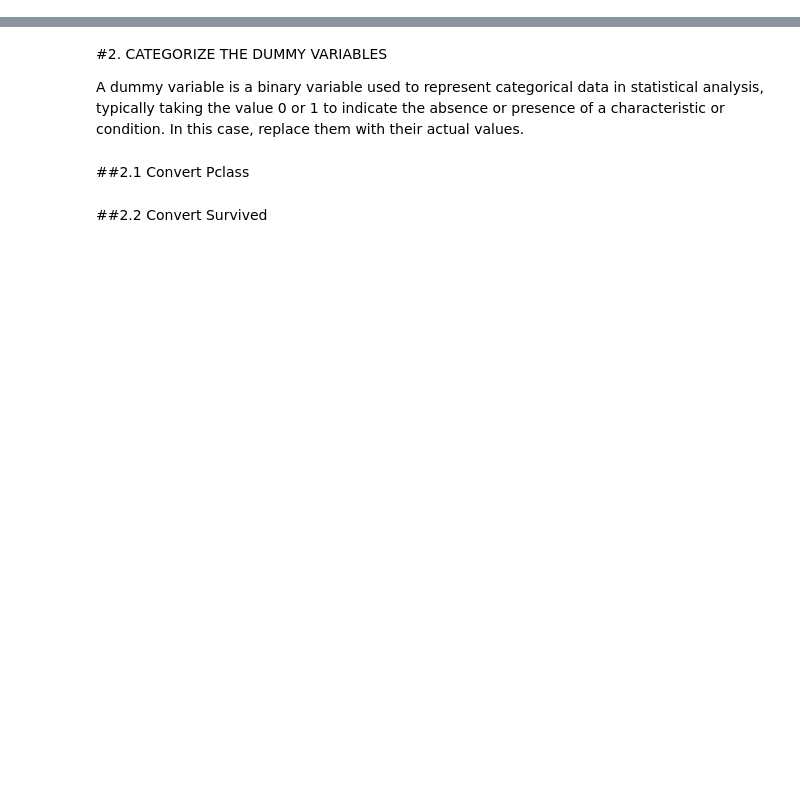
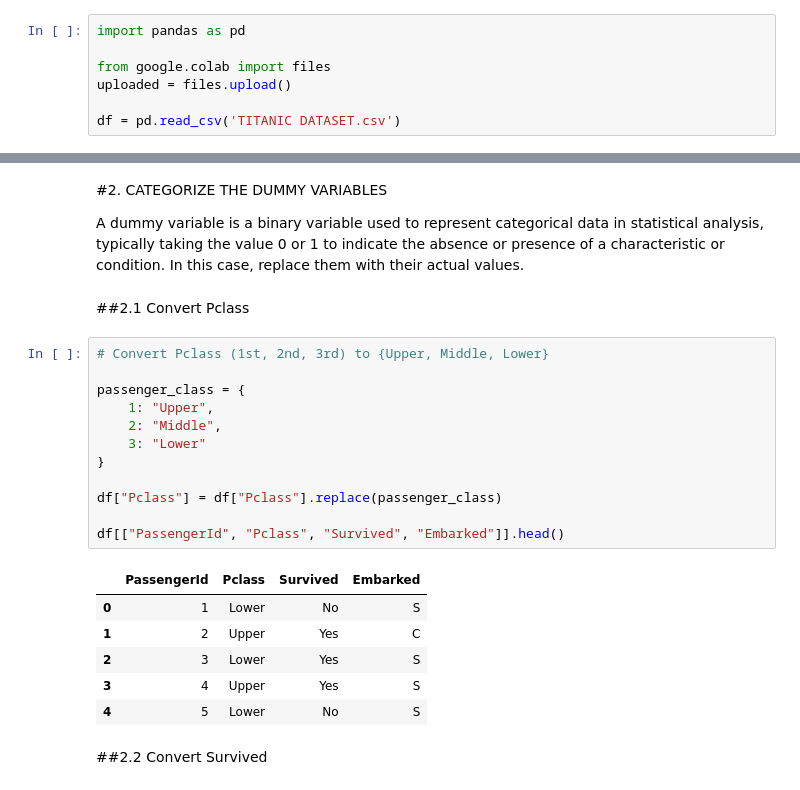
Before and after one commit to RheaMimiCarillo/skillspire-ai-ml, a Jupyter notebook: ADA_Lab_3.ipynb, the cells around one changed output, grey strips where cells are left out. Drawn from its saved outputs; the diff is of its cells as text; blank space fills up the shorter version.

```diff
--- a/ADA_Lab_3.ipynb
+++ b/ADA_Lab_3.ipynb
@@ -39,3 +39,10 @@ Child = daughter, son, stepdaughter, stepson <br>
 Some children travelled only with a nanny, therefore parch=0 for them. <br>
 # %% [markdown]
 #1. IMPORT THE DATA
+# %%
+import pandas as pd
+
+from google.colab import files
+uploaded = files.upload()
+
+df = pd.read_csv('TITANIC DATASET.csv')
@@ -46,5 +56,24 @@ Some children travelled only with a nanny, therefore parch=0 for them. <br>
 A dummy variable is a binary variable used to represent categorical data in statistical analysis, typically taking the value 0 or 1 to indicate the absence or presence of a characteristic or condition. In this case, replace them with their actual values.
 # %% [markdown]
 ##2.1 Convert Pclass
+# %%
+# Convert Pclass (1st, 2nd, 3rd) to {Upper, Middle, Lower}
+
+passenger_class = {
+    1: "Upper",
+    2: "Middle",
+    3: "Lower"
+}
+
+df["Pclass"] = df["Pclass"].replace(passenger_class)
+
+df[["PassengerId", "Pclass", "Survived", "Embarked"]].head()
+# %% [output]
+|  | PassengerId | Pclass | Survived | Embarked |
+| 0 | 1 | Lower | No | S |
+| 1 | 2 | Upper | Yes | C |
+| 2 | 3 | Lower | Yes | S |
+| 3 | 4 | Upper | Yes | S |
+| 4 | 5 | Lower | No | S |
 # %% [markdown]
 ##2.2 Convert Survived
```
Also changed, not shown: parts of 17 cells of this notebook.
